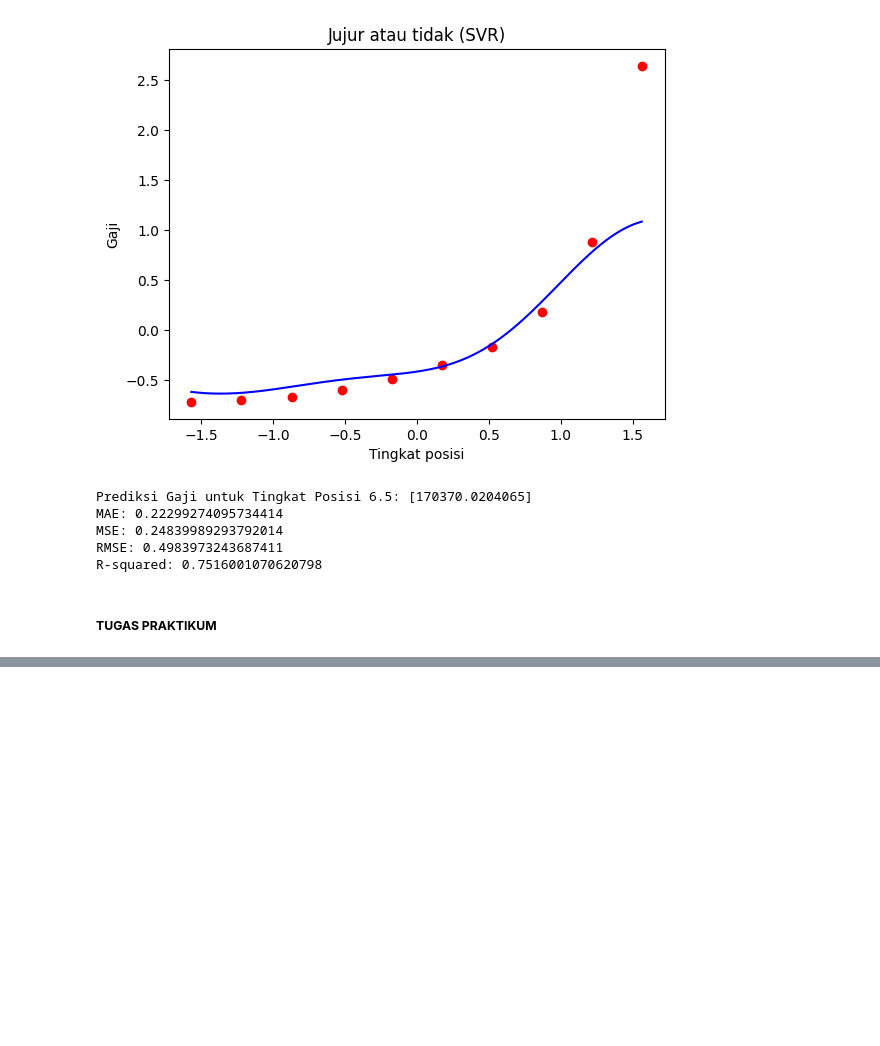
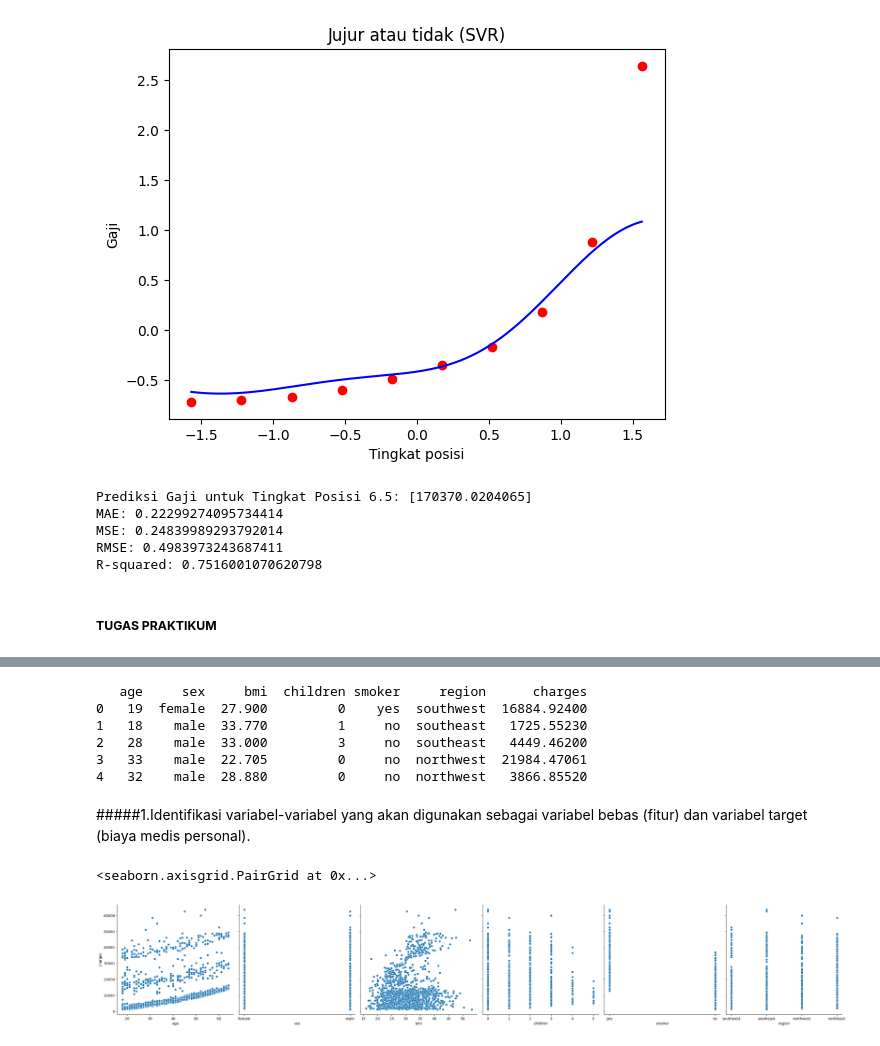
Before and after one commit to ValentinoMalakianno/Pembelajaran_Mesin2023, a Jupyter notebook: Jobsheet3_MachineLearning_ValentinoMalakianno.ipynb, the cells around one changed output, grey strips where cells are left out. Cells and saved outputs as stored; diff of their text form; code cells hidden in the pictures; blank space fills up the shorter version.

```diff
--- a/Jobsheet3_MachineLearning_ValentinoMalakianno.ipynb
+++ b/Jobsheet3_MachineLearning_ValentinoMalakianno.ipynb
@@ -272,0 +275,40 @@ Evaluasi model dengan menghitung metrik seperti R-squared, MSE, dan MAE. Tampilk
+# %%
+import pandas as pd
+
+# Mengganti 'nama_file.csv' dengan nama file yang sesuai
+file_path = 'insurance.csv'
+
+# Membaca file data menjadi DataFrame
+data = pd.read_csv(file_path)
+
+# Menampilkan beberapa baris pertama data untuk melihatnya
+print(data.head())
+# %% [output]
+   age     sex     bmi  children smoker     region      charges
+0   19  female  27.900         0    yes  southwest  16884.92400
+1   18    male  33.770         1     no  southeast   1725.55230
+2   28    male  33.000         3     no  southeast   4449.46200
+3   33    male  22.705         0     no  northwest  21984.47061
+4   32    male  28.880         0     no  northwest   3866.85520
+# %%
+import pandas as pd
+import numpy as np
+import matplotlib.pyplot as plt
+from sklearn.model_selection import train_test_split
+from sklearn.linear_model import LinearRegression
+from sklearn.svm import SVR
+from sklearn.metrics import mean_squared_error, mean_absolute_error, r2_score
+
+# Baca data
+file_path = 'insurance.csv'
+data = pd.read_csv(file_path)
+# %% [markdown]
+#####1.Identifikasi variabel-variabel yang akan digunakan sebagai variabel bebas (fitur) dan variabel target (biaya medis personal).
+# %%
+
+import seaborn as sns
+sns.pairplot(data, x_vars=['age', 'sex', 'bmi', 'children', 'smoker','region'],
+             y_vars='charges', height=5, aspect=1, kind='scatter')
+# %% [output]
+<seaborn.axisgrid.PairGrid at 0x...>
+[figure, added]
```
Also changed, not shown: parts of 17 cells of this notebook.
